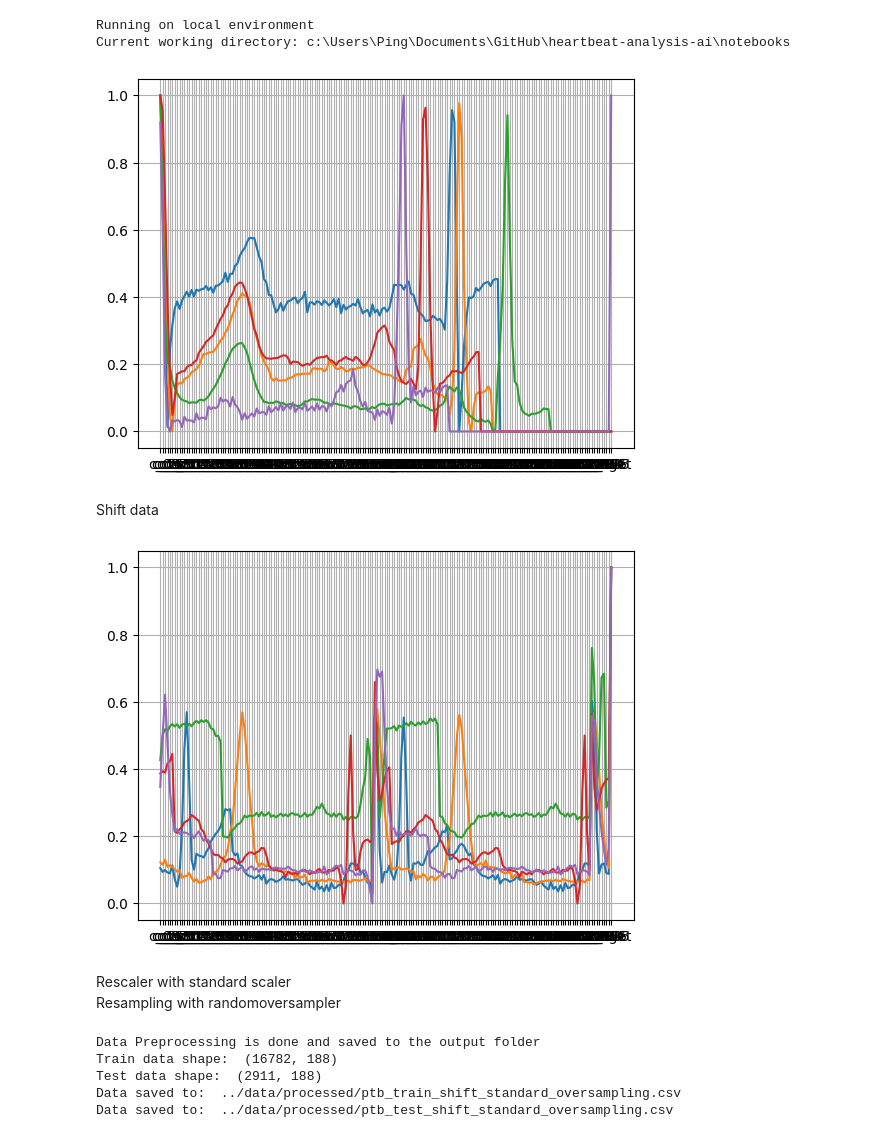
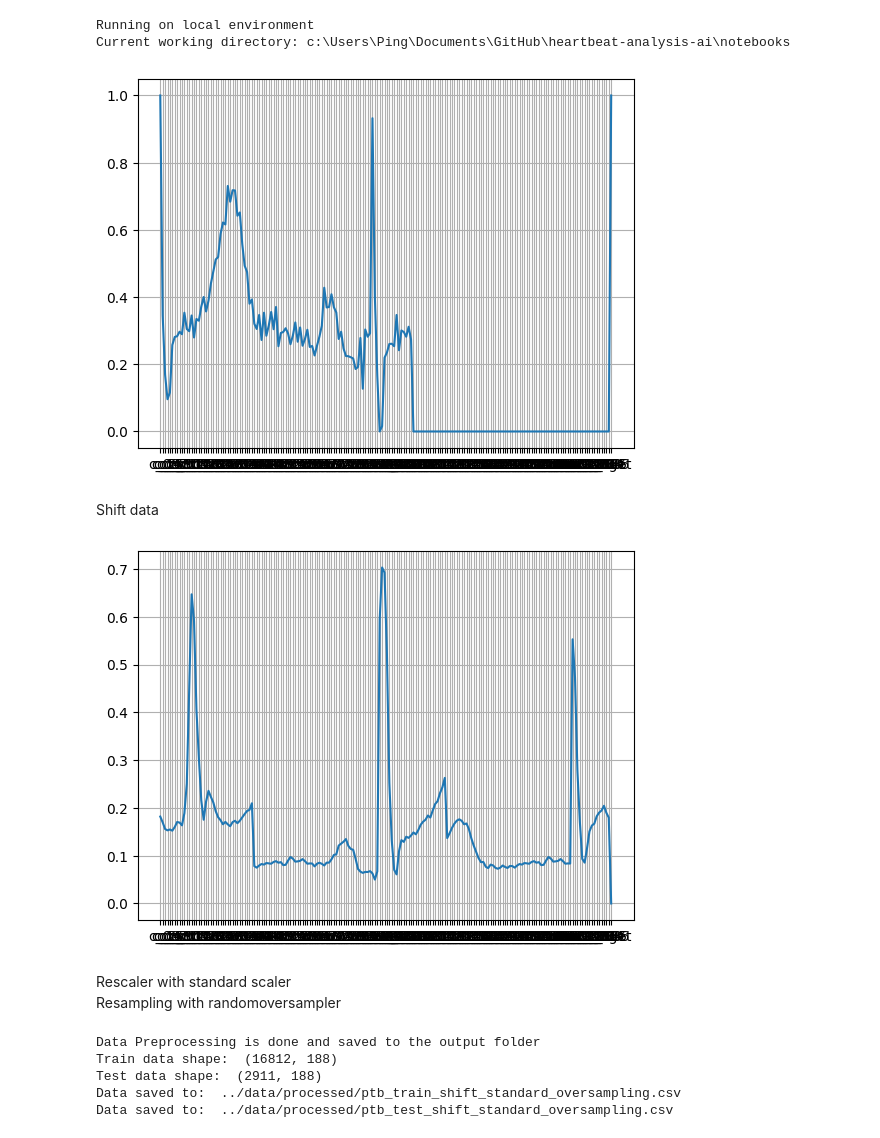
Before and after one commit to Ping-YUAN/heartbeat-analysis-ai, a Jupyter notebook: notebooks/preprocessing_ptb_shift_standard_oversampling.ipynb, the cells around one changed output. Saved outputs shown, nothing was run; the diff lists cells and outputs as text; code cells hidden in the pictures.

Commit message:
preprocesing ptb shift

```diff
--- a/notebooks/preprocessing_ptb_shift_standard_oversampling.ipynb
+++ b/notebooks/preprocessing_ptb_shift_standard_oversampling.ipynb
@@ -109,32 +109,11 @@ ptb_data = convertColumnAsInt(ptb_data, 'target')
 
 ptb_data = ptb_data.dropna(axis=0)
 
-
-y = ptb_data['target']
-X = ptb_data.drop(columns=['target'], inplace=False)
-
-# split train test set before resampling
-X_train_origin, X_test_origin, y_train_origin, y_test_origin = train_test_split(X, y, test_size=0.2, random_state=42)
-
-X_train_origin_df = pd.DataFrame(X_train_origin, columns=[f'c_{i}' for i in range(X_train_origin.shape[1])])
-X_test_origin_df = pd.DataFrame(X_test_origin, columns=[f'c_{i}' for i in range(X_test_origin.shape[1])])
-y_train_origin_df = pd.DataFrame(y_train_origin, columns=['target'])
-y_test_origin_df = pd.DataFrame(y_test_origin, columns=['target'])
-
-# concat X_train, y_train(reset index to avoid join)
-ptb_train = pd.concat(
-    [
-        X_train_origin_df, y_train_origin_df
-    ], axis=1)
-
-ptb_test = pd.concat(
-    [
-        X_test_origin_df, y_test_origin_df.reset_index(drop=True)
-    ], axis=1)
+ptb_train, ptb_test = train_test_split(ptb_data, test_size=0.2, random_state=42)
 # %%
-plotDataAsLine(ptb_train, 5)
+plotDataAsLine(ptb_train, 1)
 # %% [output]
-[figure, old version]
+[figure, new version]
 # %% [markdown]
 Shift data
 # %%
@@ -233,9 +212,9 @@ feature_columns = [f'c_{i}' for i in range(shifted_ptb_train.shape[1] - 1)] + ['
 shifted_ptb_train.columns = feature_columns
 shifted_ptb_test.columns = feature_columns
 # %%
-plotDataAsLine(shifted_ptb_train, 5)
+plotDataAsLine(shifted_ptb_train, 1)
 # %% [output]
-[figure, old version]
+[figure, new version]
 # %% [markdown]
 Rescaler with standard scaler
 Resampling with randomoversampler
@@ -288,7 +267,7 @@ print("Data saved to: ", OutputFiles.get('train'))
 print("Data saved to: ", OutputFiles.get('test'))
 # %% [output]
 Data Preprocessing is done and saved to the output folder
-Train data shape:  (16782, 188)
+Train data shape:  (16812, 188)
 Test data shape:  (2911, 188)
 Data saved to:  ../data/processed/ptb_train_shift_standard_oversampling.csv
 Data saved to:  ../data/processed/ptb_test_shift_standard_oversampling.csv
```
Also changed, not shown: parts of 1 cell of this notebook, 1 other file.
